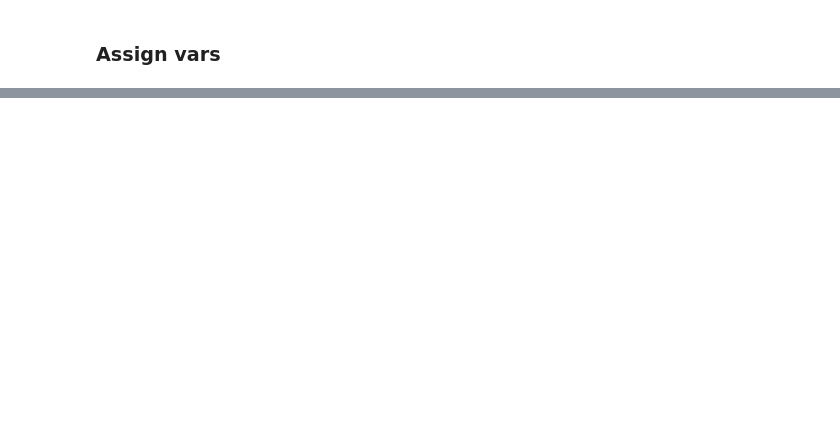
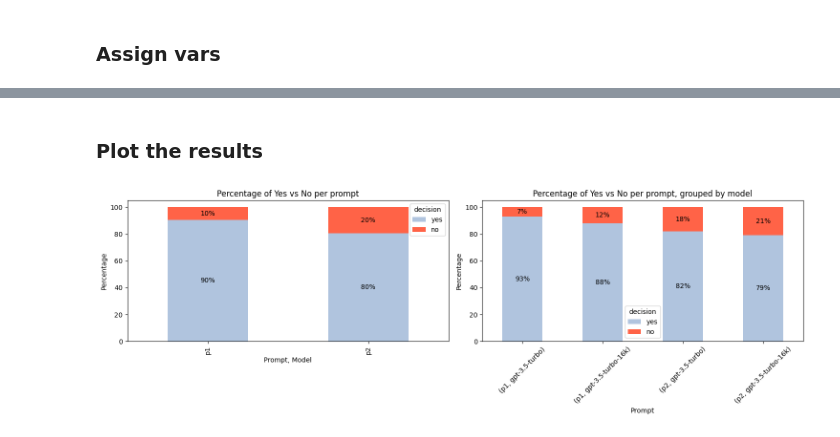
Before and after one commit to leftrightleft/smart-scan-experiments, a Jupyter notebook: analysis.ipynb, the cells around one changed output, grey strips where cells are left out. Drawn from its saved outputs; the diff is of its cells as text; code cells hidden in the pictures; blank space fills up the shorter version.

```diff
--- a/analysis.ipynb
+++ b/analysis.ipynb
@@ -86,0 +122,4 @@ filename: octodemo-logans-bookstore-sep-4 response: yes reason: The code diff in
+# %%
+# Do the work
+source_diffs = read_files('data/diffs_with_alerts')
+responses = send_to_openai(source_diffs[:100], prompts, models)
@@ -86,0 +146,6 @@ filename: octodemo-logans-bookstore-sep-4 response: yes reason: The code diff in
+# %%
+# Convert list of dictionaries to DataFrame
+df = pd.DataFrame(responses)
+
+# Display the DataFrame
+df
@@ -86,0 +166,38 @@ filename: octodemo-logans-bookstore-sep-4 response: yes reason: The code diff in
+# %% [markdown]
+### Plot the results
+# %%
+fig, axs = plt.subplots(1, 2, figsize=(15, 5))  # Create a figure and two subplots
+
+# Plot the percentages per model, per prompt on the first subplot
+ax = percentages.plot(kind='bar', stacked=True, color=[color_map[col] for col in percentages.columns], ax=axs[0])
+ax.set_xlabel('Prompt, Model')
+ax.set_ylabel('Percentage')
+ax.set_title('Percentage of Yes vs No per prompt')
+plt.xticks(rotation=45)
+for p in ax.patches:
+    width, height = p.get_width(), p.get_height()
+    x, y = p.get_xy()
+    if height > 0:
+        ax.annotate(f'{height:.0f}%', (x + width/2, y + height/2), ha='center', va='center')
+
+# Calculate the percentages per prompt grouped by model
+counts_per_prompt = df.groupby(['prompt', 'model', 'decision']).size().unstack()
+counts_per_prompt = counts_per_prompt[['yes', 'no']]
+percentages_per_prompt = counts_per_prompt.div(counts_per_prompt.sum(axis=1), axis=0) * 100
+
+# Plot the percentages per prompt on the second subplot
+ax = percentages_per_prompt.plot(kind='bar', stacked=True, color=[color_map[col] for col in percentages_per_prompt.columns], ax=axs[1])
+ax.set_xlabel('Prompt')
+ax.set_ylabel('Percentage')
+ax.set_title('Percentage of Yes vs No per prompt, grouped by model')
+plt.xticks(rotation=45)
+for p in ax.patches:
+    width, height = p.get_width(), p.get_height()
+    x, y = p.get_xy()
+    if height > 0:
+        ax.annotate(f'{height:.0f}%', (x + width/2, y + height/2), ha='center', va='center')
+
+plt.tight_layout()  # Adjust the layout so the plots don't overlap
+plt.show()
+# %% [output]
+[figure, added]
```
Also changed, not shown: parts of 12 cells of this notebook.
